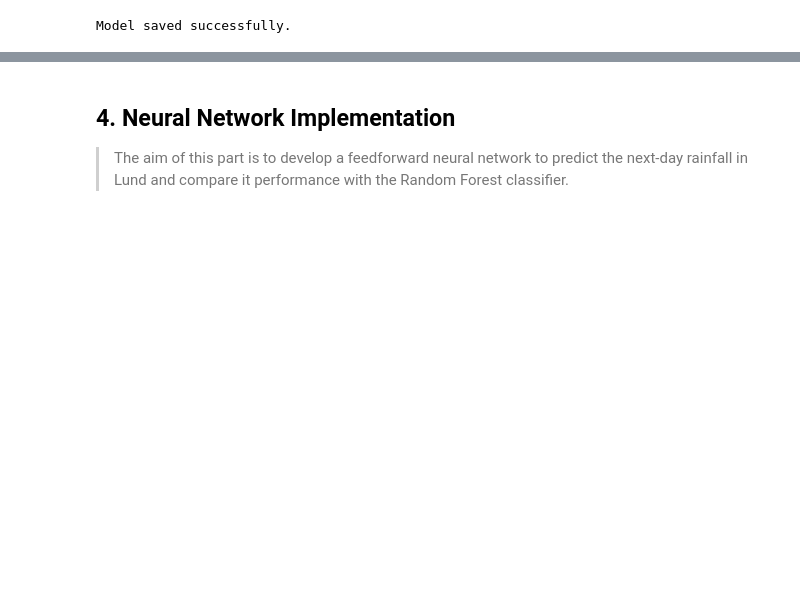
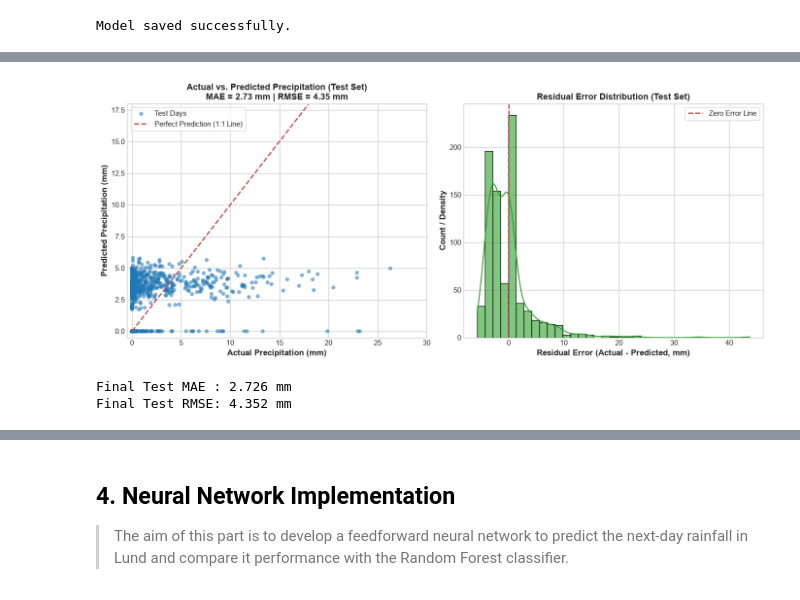
Before and after one commit to Ha5248qi/BERN02_excercise, a Jupyter notebook: Course project/main.ipynb, the cells around one changed output, grey strips where cells are left out. Cells and saved outputs as stored; diff of their text form; code cells hidden in the pictures; blank space fills up the shorter version.

```diff
--- a/Course project/main.ipynb
+++ b/Course project/main.ipynb
@@ -691,5 +661,5 @@ Validation ROC-AUC: 0.7659
 # %%
-if 0:
+if 1:
     param_grid = {
         'n_estimators': [100,200,300],
         'max_depth': [1, 2, 3, 4],
@@ -714,4 +684,4 @@ if 0:
     print(f"Highest F1 score in test set: {grid_search.best_score_:.4f}")
 
 
-    final_rf = grid_search.best_estimator_
+#    final_rf = grid_search.best_estimator_
@@ -905,0 +914,48 @@ Final Test ROC-AUC: 0.7805
+# %%
+test_pred_class = final_rf.predict(X_test)
+test_pred_amount = np.zeros(len(X_test))
+
+rain_test_indices = np.where(test_pred_class == 1)[0]
+if len(rain_test_indices) > 0:
+    test_pred_amount[rain_test_indices] = final_rf_reg.predict(X_test.iloc[rain_test_indices])
+
+y_test_amount = df_model.loc[X_test.index, "precipitation_tomorrow"]
+
+# 3. residuals in test set
+test_mae = mean_absolute_error(y_test_amount, test_pred_amount)
+test_rmse = root_mean_squared_error(y_test_amount, test_pred_amount)
+residuals_test = y_test_amount - test_pred_amount
+
+
+plt.style.use('seaborn-v0_8-whitegrid' if 'seaborn-v0_8-whitegrid' in plt.style.available else 'default')
+fig, (ax1, ax2) = plt.subplots(1, 2, figsize=(14, 6))
+
+# ---- fig 1:Actual vs. Predicted Precipitation ----
+ax1.scatter(y_test_amount, test_pred_amount, alpha=0.55, color='#1f77b4', edgecolors='none', s=35, label='Test Days')
+max_diag = 30
+ax1.plot([0, max_diag], [0, max_diag], 'r--', lw=2, label='Perfect Prediction (1:1 Line)')
+ax1.set_xlim(-0.5, 30)
+ax1.set_ylim(-0.5, 18)
+ax1.set_xlabel('Actual Precipitation (mm)', fontsize=12, fontweight='bold')
+ax1.set_ylabel('Predicted Precipitation (mm)', fontsize=12, fontweight='bold')
+ax1.set_title(f'Actual vs. Predicted Precipitation (Test Set)\nMAE = {test_mae:.2f} mm | RMSE = {test_rmse:.2f} mm', fontsize=13, fontweight='bold')
+ax1.legend(frameon=True, loc='upper left')
+
+# ---- Fig 2: Residual Error Distribution----
+sns.histplot(residuals_test, bins=35, kde=True, ax=ax2, color='#2ca02c', edgecolor='black', alpha=0.6)
+ax2.axvline(0, color='r', linestyle='--', lw=2, label='Zero Error Line')
+ax2.set_xlabel('Residual Error (Actual - Predicted, mm)', fontsize=12, fontweight='bold')
+ax2.set_ylabel('Count / Density', fontsize=12, fontweight='bold')
+ax2.set_title('Residual Error Distribution (Test Set)', fontsize=13, fontweight='bold')
+ax2.legend(frameon=True, loc='upper right')
+
+plt.tight_layout()
+plt.savefig('./outputs/test_regression_performance.png', dpi=300, bbox_inches='tight')
+plt.show()
+
+print(f"Final Test MAE : {test_mae:.3f} mm")
+print(f"Final Test RMSE: {test_rmse:.3f} mm")
+# %% [output]
+[figure, added]
+Final Test MAE : 2.726 mm
+Final Test RMSE: 4.352 mm
```
Also changed, not shown: parts of 43 cells of this notebook, 12 other files.
